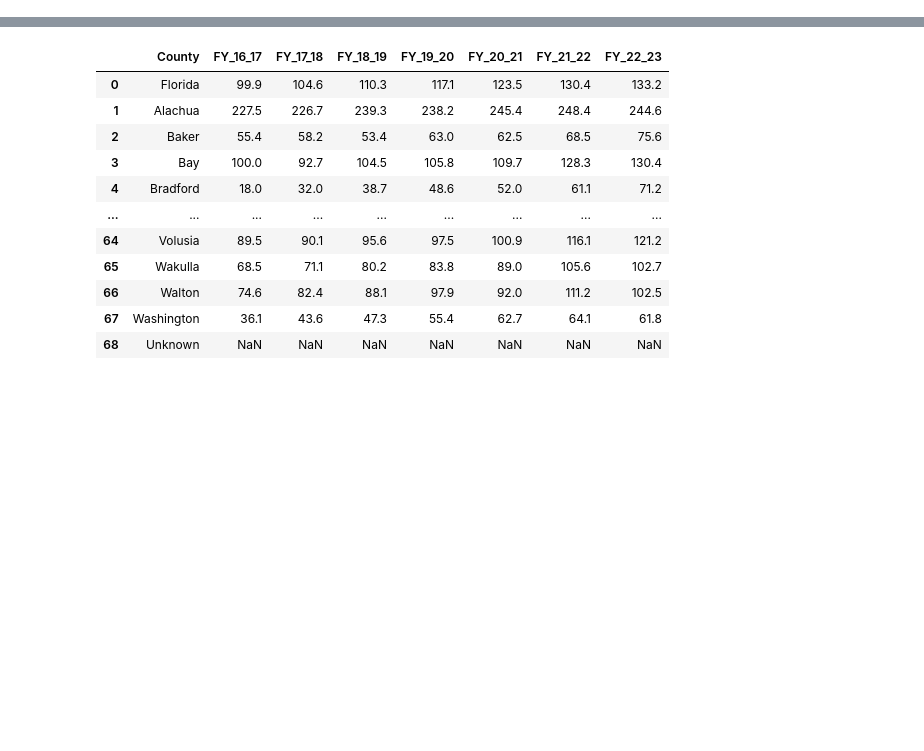
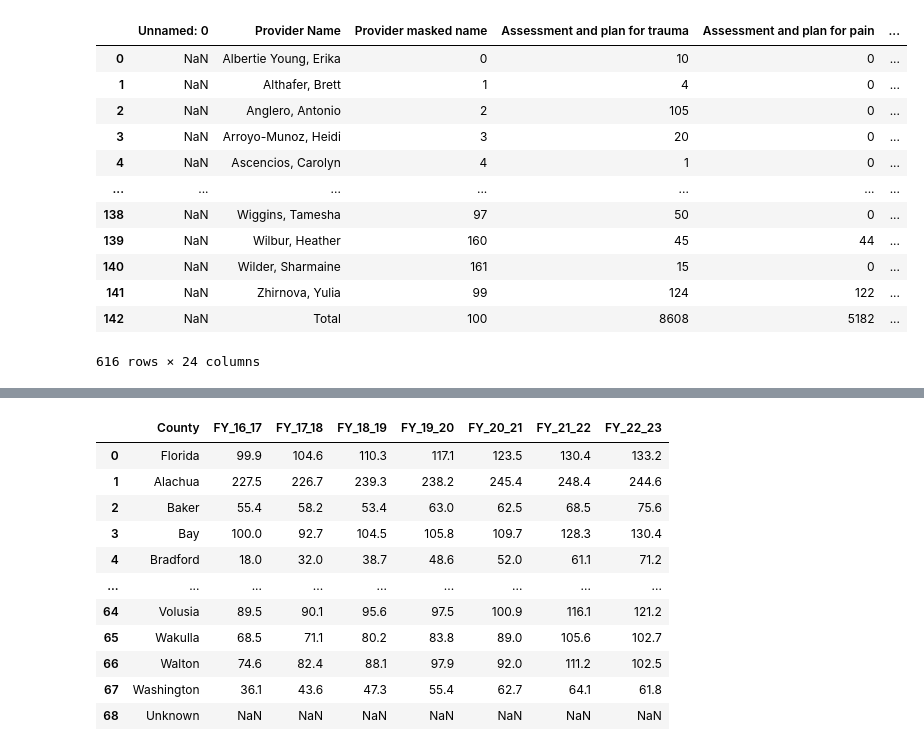
Before and after one commit to RenukaD13/FL_mental_health_providers, a Jupyter notebook: FL_mh_provider.ipynb, the cells around one changed output, grey strips where cells are left out. Drawn from its saved outputs; the diff is of its cells as text; code cells hidden in the pictures; blank space fills up the shorter version.

```diff
--- a/FL_mh_provider.ipynb
+++ b/FL_mh_provider.ipynb
@@ -27,0 +114,21 @@ import os
+# %%
+unique_names = df_provider_2024['Provider Name'].unique() # Get the unique values of 'column_name' column
+name_to_id = {name: i for i, name in enumerate(unique_names)}
+df_provider_2024['Provider masked name'] = df_provider_2024['Provider Name'].map(name_to_id)
+# %%
+#df_provider_2024 = assign_sequential_ids(df_provider_2024, 'Provider Name')
+df_provider_2024
+# %% [output]
+|  | Unnamed: 0 | Provider Name | Provider masked name | Assessment and plan for trauma | Assessment and plan for pain | ... |
+| 0 | NaN | Albertie Young, Erika | 0 | 10 | 0 | ... |
+| 1 | NaN | Althafer, Brett | 1 | 4 | 0 | ... |
+| 2 | NaN | Anglero, Antonio | 2 | 105 | 0 | ... |
+| 3 | NaN | Arroyo-Munoz, Heidi | 3 | 20 | 0 | ... |
+| 4 | NaN | Ascencios, Carolyn | 4 | 1 | 0 | ... |
+| ... | ... | ... | ... | ... | ... | ... |
+| 138 | NaN | Wiggins, Tamesha | 97 | 50 | 0 | ... |
+| 139 | NaN | Wilbur, Heather | 160 | 45 | 44 | ... |
+| 140 | NaN | Wilder, Sharmaine | 161 | 15 | 0 | ... |
+| 141 | NaN | Zhirnova, Yulia | 99 | 124 | 122 | ... |
+| 142 | NaN | Total | 100 | 8608 | 5182 | ... |
+616 rows × 24 columns
```
Also changed, not shown: parts of 15 cells of this notebook.
